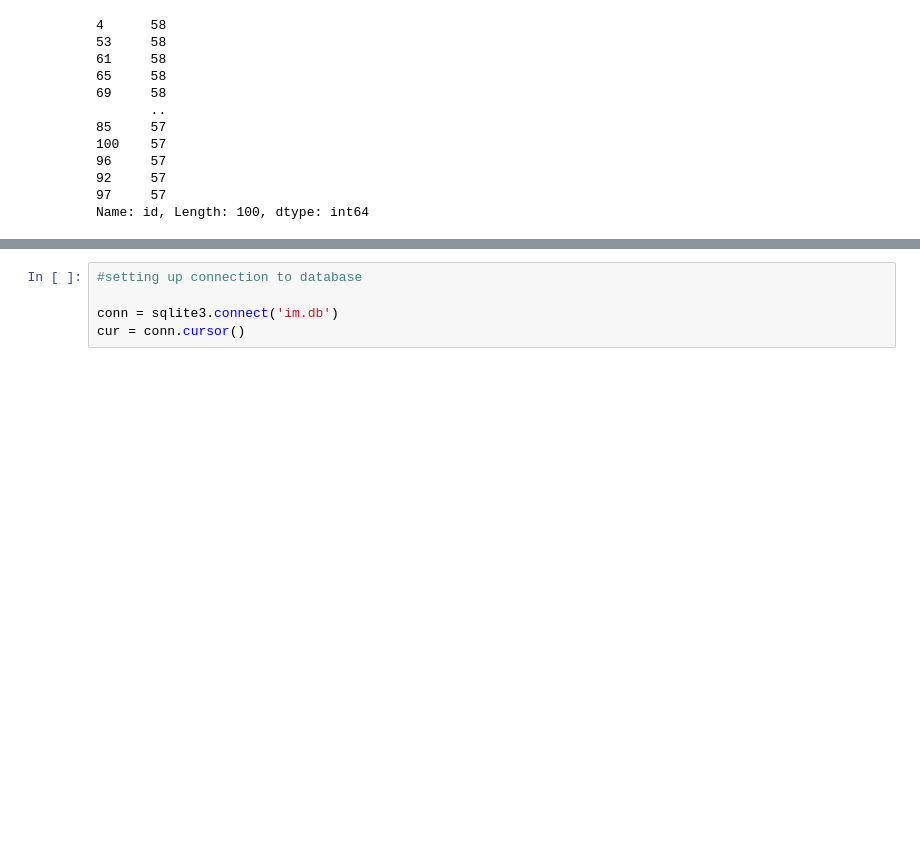
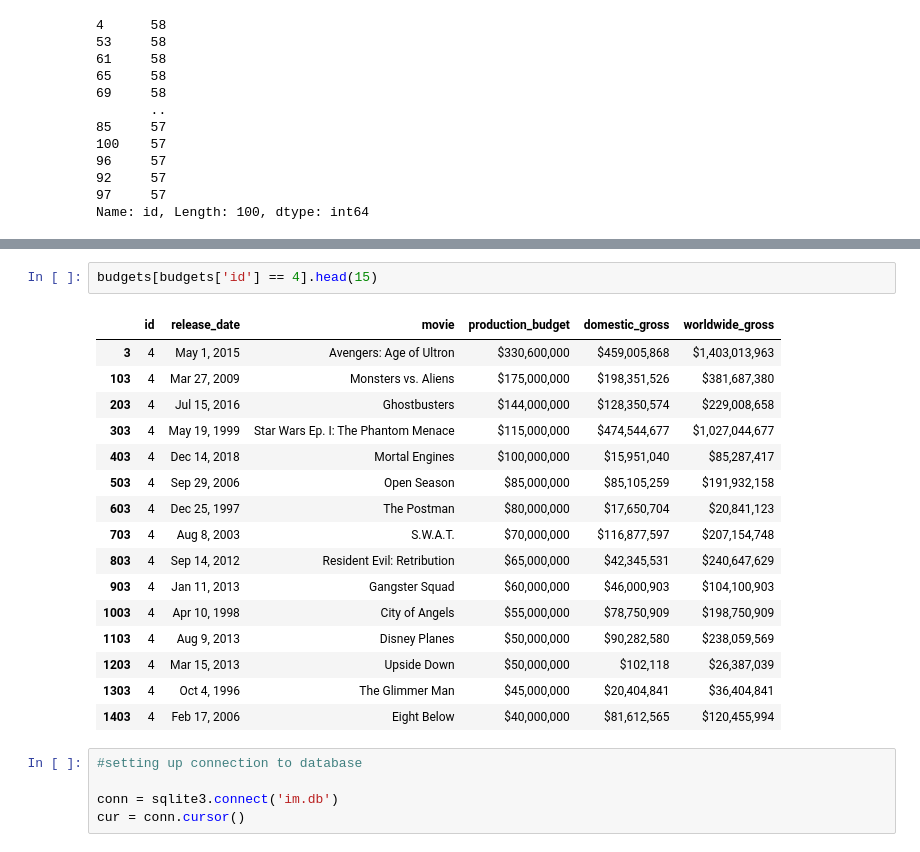
Before and after one commit to ckucewicz/movie_analysis_project, a Jupyter notebook: miscellaneous_notebook.ipynb, the cells around one changed output, grey strips where cells are left out. Cells and saved outputs as stored; diff of their text form; blank space fills up the shorter version.

```diff
--- a/miscellaneous_notebook.ipynb
+++ b/miscellaneous_notebook.ipynb
@@ -150,3 +183,22 @@ Name: id, Length: 100, dtype: int64
+# %%
+budgets[budgets['id'] == 4].head(15)
+# %% [output]
+|  | id | release_date | movie | production_budget | domestic_gross | worldwide_gross |
+| 3 | 4 | May 1, 2015 | Avengers: Age of Ultron | $330,600,000 | $459,005,868 | $1,403,013,963 |
+| 103 | 4 | Mar 27, 2009 | Monsters vs. Aliens | $175,000,000 | $198,351,526 | $381,687,380 |
+| 203 | 4 | Jul 15, 2016 | Ghostbusters | $144,000,000 | $128,350,574 | $229,008,658 |
+| 303 | 4 | May 19, 1999 | Star Wars Ep. I: The Phantom Menace | $115,000,000 | $474,544,677 | $1,027,044,677 |
+| 403 | 4 | Dec 14, 2018 | Mortal Engines | $100,000,000 | $15,951,040 | $85,287,417 |
+| 503 | 4 | Sep 29, 2006 | Open Season | $85,000,000 | $85,105,259 | $191,932,158 |
+| 603 | 4 | Dec 25, 1997 | The Postman | $80,000,000 | $17,650,704 | $20,841,123 |
+| 703 | 4 | Aug 8, 2003 | S.W.A.T. | $70,000,000 | $116,877,597 | $207,154,748 |
+| 803 | 4 | Sep 14, 2012 | Resident Evil: Retribution | $65,000,000 | $42,345,531 | $240,647,629 |
+| 903 | 4 | Jan 11, 2013 | Gangster Squad | $60,000,000 | $46,000,903 | $104,100,903 |
+| 1003 | 4 | Apr 10, 1998 | City of Angels | $55,000,000 | $78,750,909 | $198,750,909 |
+| 1103 | 4 | Aug 9, 2013 | Disney Planes | $50,000,000 | $90,282,580 | $238,059,569 |
+| 1203 | 4 | Mar 15, 2013 | Upside Down | $50,000,000 | $102,118 | $26,387,039 |
+| 1303 | 4 | Oct 4, 1996 | The Glimmer Man | $45,000,000 | $20,404,841 | $36,404,841 |
+| 1403 | 4 | Feb 17, 2006 | Eight Below | $40,000,000 | $81,612,565 | $120,455,994 |
 # %%
 #setting up connection to database
 
```
Also changed, not shown: parts of 44 cells of this notebook, 1 other file.
